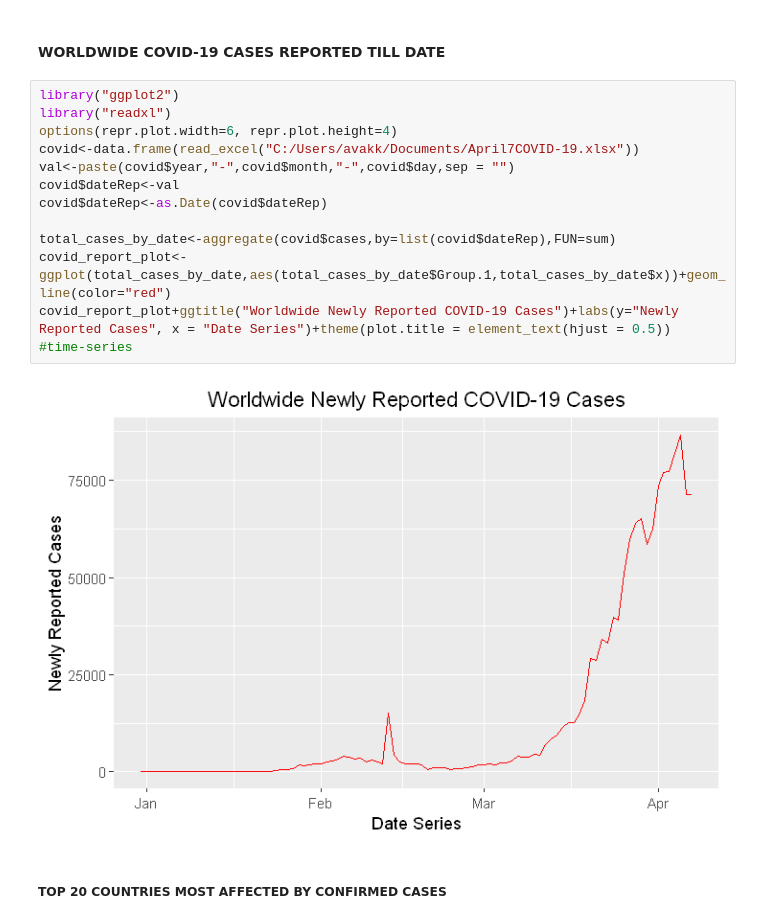
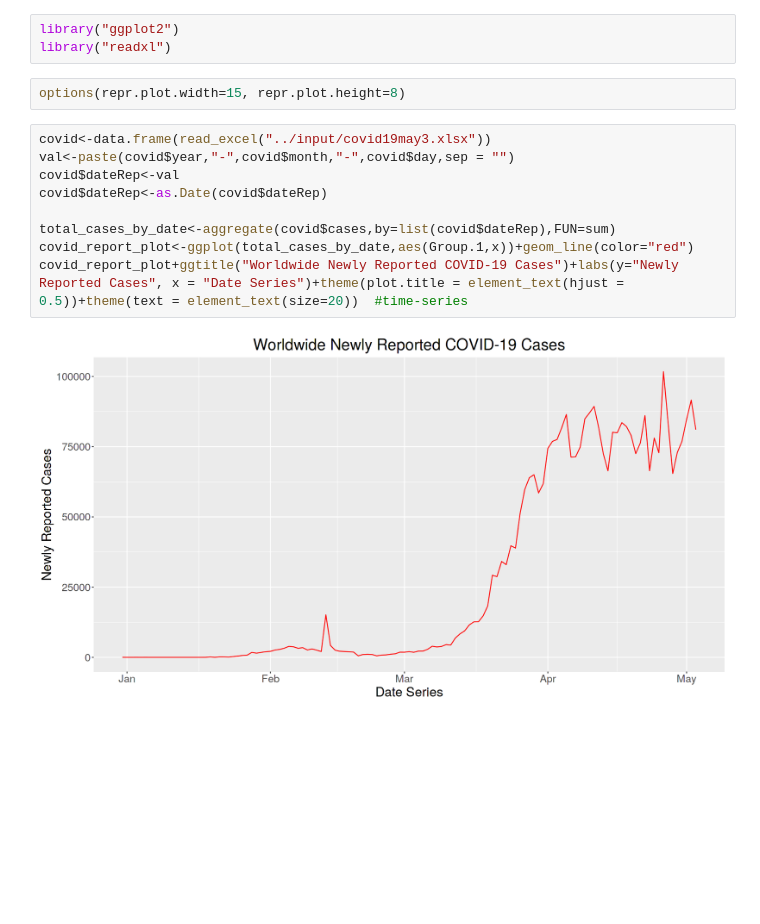
Before and after one commit to AjithKumarVS/Predictive-Time-Series-Modelling-of-COVID-19-Pandemic, a Jupyter notebook: covid19analysis.ipynb, the cells around one changed output. Cells and saved outputs as stored; diff of their text form; blank space fills up the shorter version.

```diff
--- a/covid19analysis.ipynb
+++ b/covid19analysis.ipynb
@@ -1,19 +1,17 @@
-# %% [markdown]
-#### WORLDWIDE COVID-19 CASES REPORTED TILL DATE
+# %%
+library("ggplot2")
+library("readxl")
+# %%
+options(repr.plot.width=15, repr.plot.height=8)
 # %%
-library("ggplot2")
-library("readxl")
-options(repr.plot.width=6, repr.plot.height=4)
-covid<-data.frame(read_excel("C:/Users/avakk/Documents/April7COVID-19.xlsx"))
+covid<-data.frame(read_excel("../input/covid19may3.xlsx"))
 val<-paste(covid$year,"-",covid$month,"-",covid$day,sep = "")
 covid$dateRep<-val
 covid$dateRep<-as.Date(covid$dateRep)
 
 total_cases_by_date<-aggregate(covid$cases,by=list(covid$dateRep),FUN=sum)
-covid_report_plot<-ggplot(total_cases_by_date,aes(total_cases_by_date$Group.1,total_cases_by_date$x))+geom_line(color="red")
-covid_report_plot+ggtitle("Worldwide Newly Reported COVID-19 Cases")+labs(y="Newly Reported Cases", x = "Date Series")+theme(plot.title = element_text(hjust = 0.5))  #time-series
+covid_report_plot<-ggplot(total_cases_by_date,aes(Group.1,x))+geom_line(color="red")
+covid_report_plot+ggtitle("Worldwide Newly Reported COVID-19 Cases")+labs(y="Newly Reported Cases", x = "Date Series")+theme(plot.title = element_text(hjust = 0.5))+theme(text = element_text(size=20))  #time-series
 # %% [output]
-[figure, old version]
+[figure, new version]
-# %% [markdown]
-##### TOP 20 COUNTRIES MOST AFFECTED BY CONFIRMED CASES
 # %%
```
Also changed, not shown: parts of 8 cells of this notebook.
